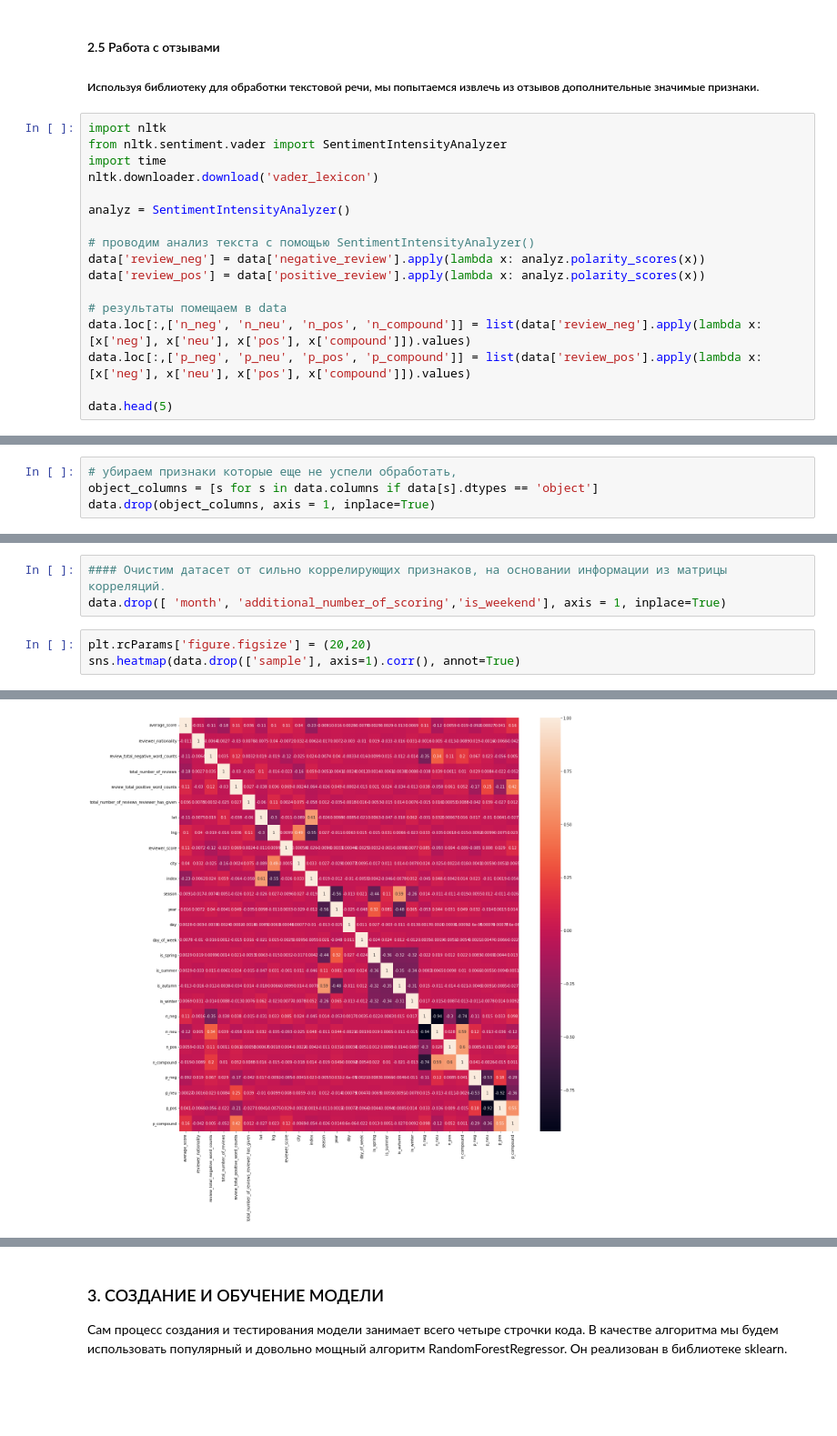
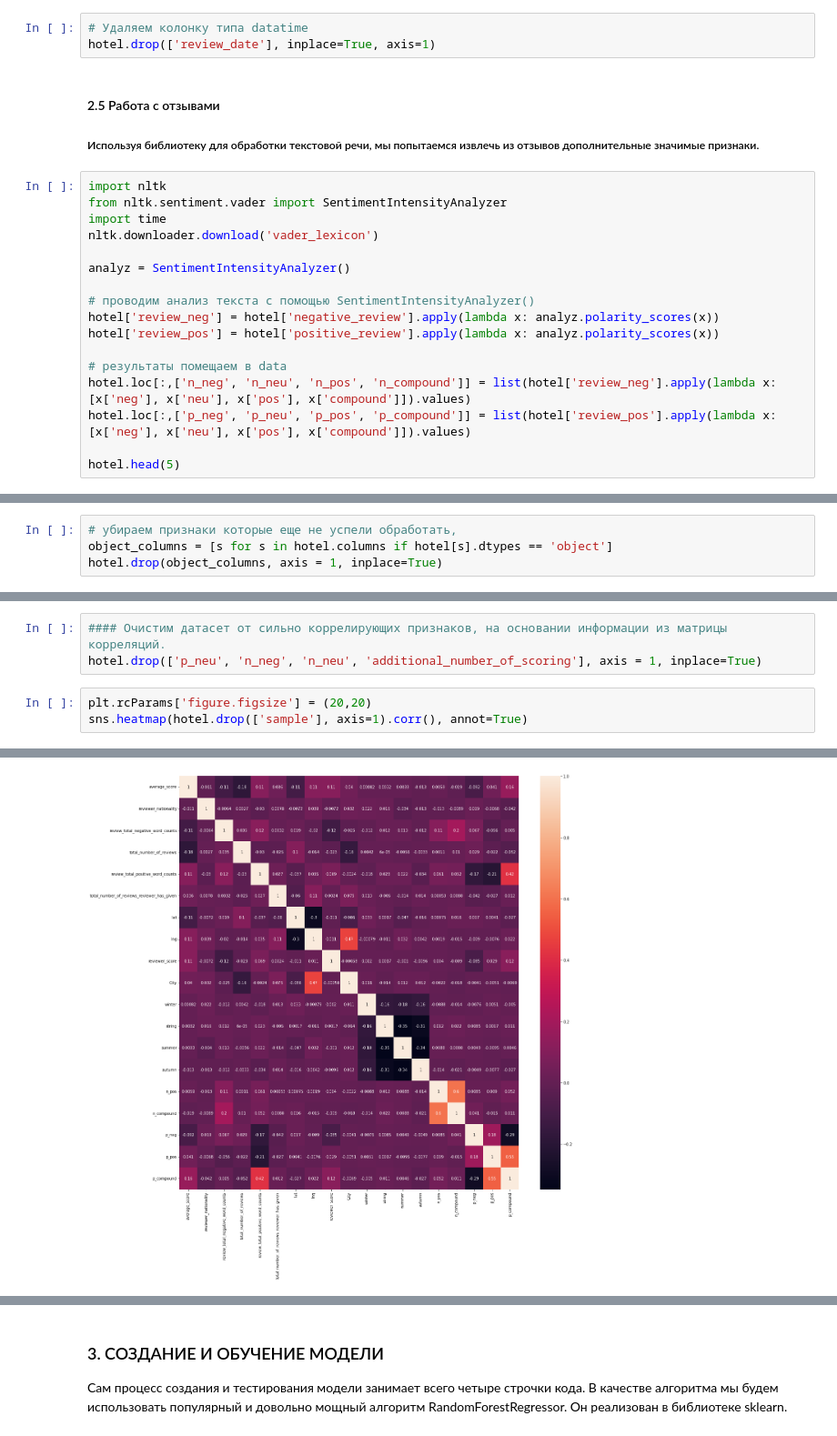
Before and after one commit to d3enjan/sf_data_science, a Jupyter notebook: PROJECT-3. EDA + Feature Engineering. Соревнование на Kaggle/hotel_d3enjan.ipynb, the cells around one changed output, grey strips where cells are left out. Shown: that part at 91% size. Cells and saved outputs as stored; diff of their text form; blank space fills up the shorter version.

Commit message:
hotel_finish

```diff
--- a/PROJECT-3. EDA + Feature Engineering. Соревнование на Kaggle/hotel_d3enjan.ipynb
+++ b/PROJECT-3. EDA + Feature Engineering. Соревнование на Kaggle/hotel_d3enjan.ipynb
@@ -277,3 +257,6 @@ data.drop(['review_date'], inplace=True, axis=1)
+# %%
+# Удаляем колонку типа datatime
+hotel.drop(['review_date'], inplace=True, axis=1)
 # %% [markdown]
 #### 2.5 Работа с отзывами
 ##### Используя библиотеку для обработки текстовой речи, мы попытаемся извлечь из отзывов дополнительные значимые признаки.
@@ -286,14 +269,14 @@ nltk.downloader.download('vader_lexicon')
 analyz = SentimentIntensityAnalyzer()
 
 # проводим анализ текста с помощью SentimentIntensityAnalyzer()
-data['review_neg'] = data['negative_review'].apply(lambda x: analyz.polarity_scores(x))
-data['review_pos'] = data['positive_review'].apply(lambda x: analyz.polarity_scores(x))
+hotel['review_neg'] = hotel['negative_review'].apply(lambda x: analyz.polarity_scores(x))
+hotel['review_pos'] = hotel['positive_review'].apply(lambda x: analyz.polarity_scores(x))
 
 # результаты помещаем в data
-data.loc[:,['n_neg', 'n_neu', 'n_pos', 'n_compound']] = list(data['review_neg'].apply(lambda x: [x['neg'], x['neu'], x['pos'], x['compound']]).values)
-data.loc[:,['p_neg', 'p_neu', 'p_pos', 'p_compound']] = list(data['review_pos'].apply(lambda x: [x['neg'], x['neu'], x['pos'], x['compound']]).values)
+hotel.loc[:,['n_neg', 'n_neu', 'n_pos', 'n_compound']] = list(hotel['review_neg'].apply(lambda x: [x['neg'], x['neu'], x['pos'], x['compound']]).values)
+hotel.loc[:,['p_neg', 'p_neu', 'p_pos', 'p_compound']] = list(hotel['review_pos'].apply(lambda x: [x['neg'], x['neu'], x['pos'], x['compound']]).values)
 
-data.head(5)
+hotel.head(5)
 # %% [output]
 [nltk_data] Downloading package vader_lexicon to
 [nltk_data]     C:\Users\d3en\AppData\Roaming\nltk_data...
@@ -317,5 +300,5 @@ print(non_numeric_cols)
 # %%
 # убираем признаки которые еще не успели обработать,
-object_columns = [s for s in data.columns if data[s].dtypes == 'object']
-data.drop(object_columns, axis = 1, inplace=True)
+object_columns = [s for s in hotel.columns if hotel[s].dtypes == 'object']
+hotel.drop(object_columns, axis = 1, inplace=True)
 # %%
@@ -348,10 +331,10 @@ sns.heatmap(data.drop(['sample'], axis=1).corr(), annot=True)
 # %%
 #### Очистим датасет от сильно коррелирующих признаков, на основании информации из матрицы корреляций.
-data.drop([ 'month', 'additional_number_of_scoring','is_weekend'], axis = 1, inplace=True)
+hotel.drop(['p_neu', 'n_neg', 'n_neu', 'additional_number_of_scoring'], axis = 1, inplace=True)
 # %%
 plt.rcParams['figure.figsize'] = (20,20)
-sns.heatmap(data.drop(['sample'], axis=1).corr(), annot=True)
+sns.heatmap(hotel.drop(['sample'], axis=1).corr(), annot=True)
 # %% [output]
 <AxesSubplot:>
-[figure, old version]
+[figure, new version]
 # %%
```
Also changed, not shown: parts of 40 cells of this notebook, 1 other file.
